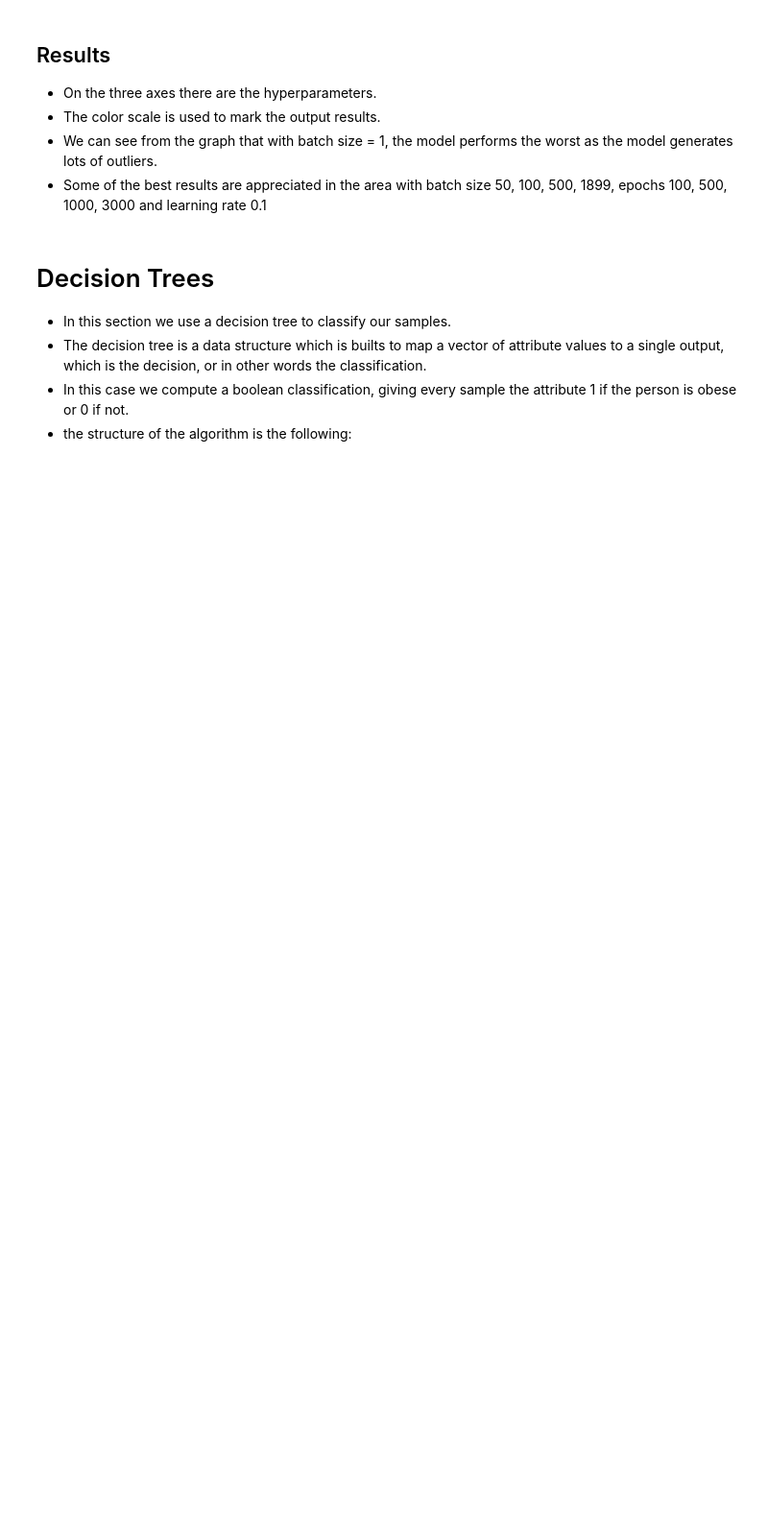
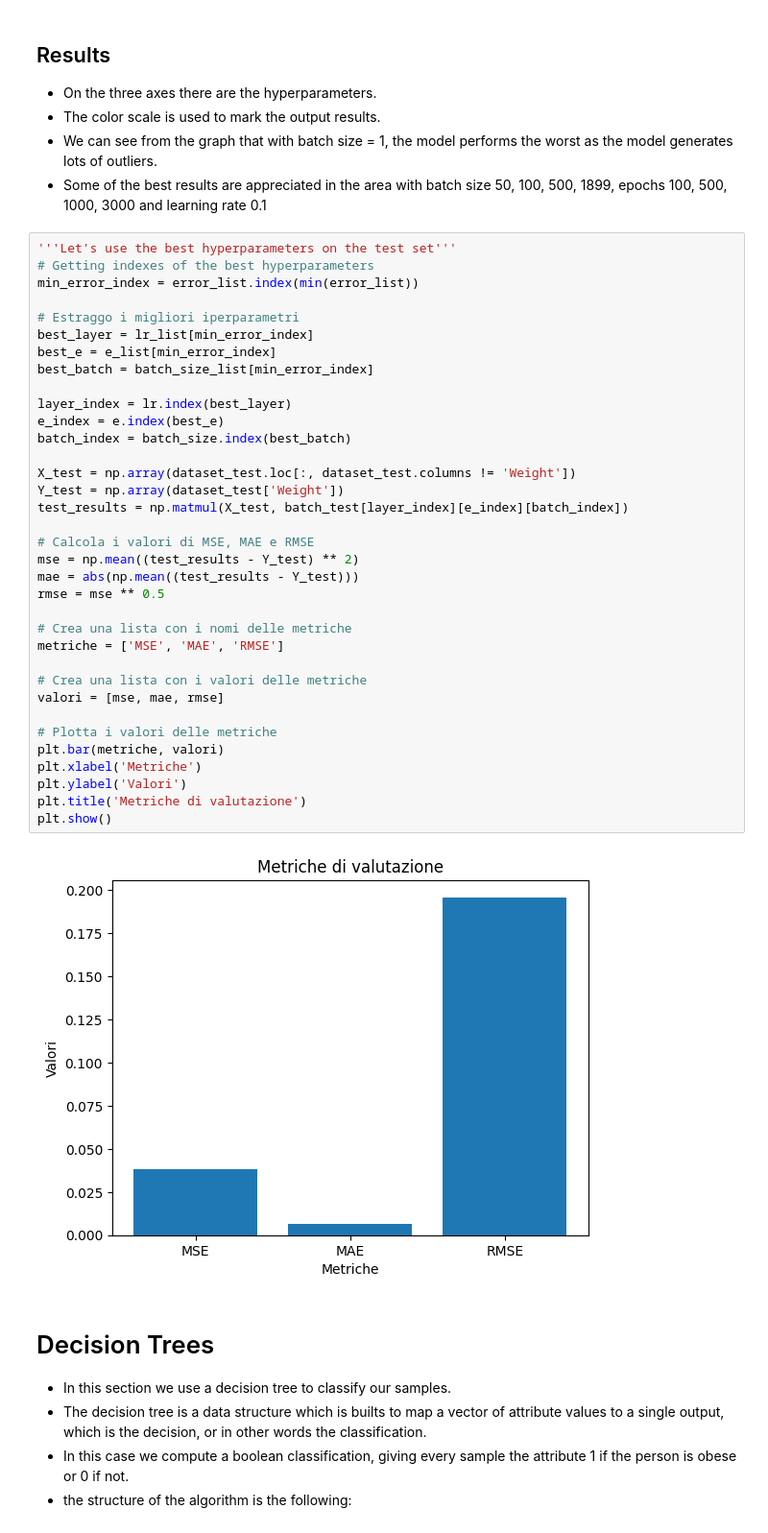
Before and after one commit to ErFonchio/Coding, a Jupyter notebook: consegna_definitiva.ipynb, the cells around one changed output. Shown at 96% size. Drawn from its saved outputs; the diff is of its cells as text; blank space fills up the shorter version.

```diff
--- a/consegna_definitiva.ipynb
+++ b/consegna_definitiva.ipynb
@@ -294,6 +298,43 @@ plt.show()
 - The color scale is used to mark the output results.
 - We can see from the graph that with batch size = 1, the model performs the worst as the model generates lots of outliers.
 - Some of the best results are appreciated in the area with batch size 50, 100, 500, 1899, epochs 100, 500, 1000, 3000 and learning rate 0.1
+# %%
+'''Let's use the best hyperparameters on the test set'''
+# Getting indexes of the best hyperparameters
+min_error_index = error_list.index(min(error_list))
+
+# Estraggo i migliori iperparametri
+best_layer = lr_list[min_error_index]
+best_e = e_list[min_error_index]
+best_batch = batch_size_list[min_error_index]
+
+layer_index = lr.index(best_layer)
+e_index = e.index(best_e)
+batch_index = batch_size.index(best_batch)
+
+X_test = np.array(dataset_test.loc[:, dataset_test.columns != 'Weight'])
+Y_test = np.array(dataset_test['Weight'])
+test_results = np.matmul(X_test, batch_test[layer_index][e_index][batch_index])
+
+# Calcola i valori di MSE, MAE e RMSE
+mse = np.mean((test_results - Y_test) ** 2)
+mae = abs(np.mean((test_results - Y_test)))
+rmse = mse ** 0.5
+
+# Crea una lista con i nomi delle metriche
+metriche = ['MSE', 'MAE', 'RMSE']
+
+# Crea una lista con i valori delle metriche
+valori = [mse, mae, rmse]
+
+# Plotta i valori delle metriche
+plt.bar(metriche, valori)
+plt.xlabel('Metriche')
+plt.ylabel('Valori')
+plt.title('Metriche di valutazione')
+plt.show()
+# %% [output]
+[figure, added]
 # %% [markdown]
 # Decision Trees
 - In this section we use a decision tree to classify our samples.
```
Also changed, not shown: parts of 19 cells of this notebook.
